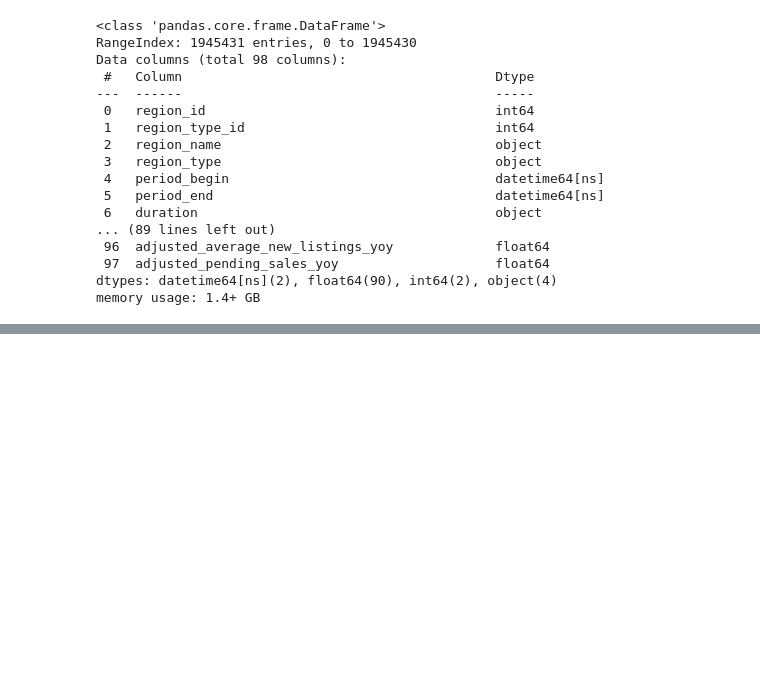
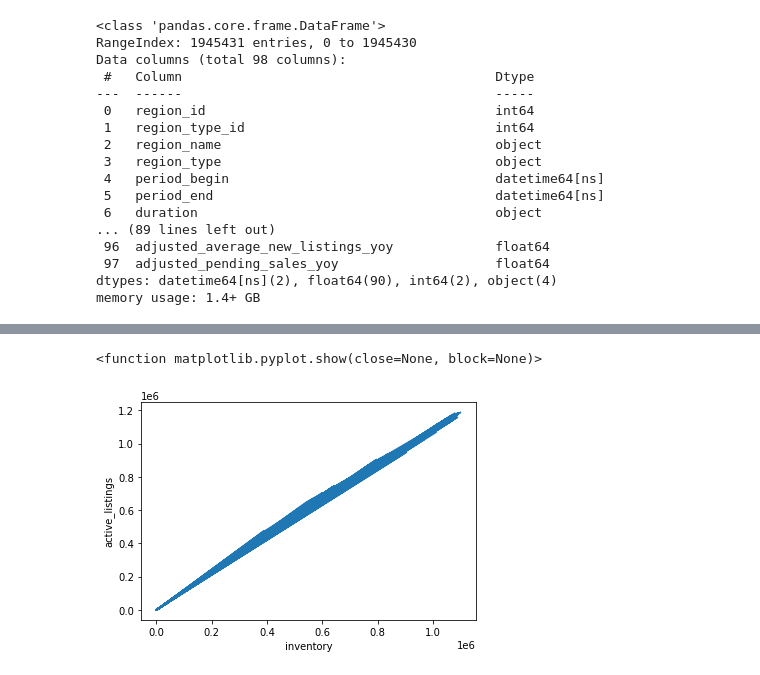
Before and after one commit to rambabu264/Zerodown, a Jupyter notebook: Task3/Zerodown_task3.ipynb, the cells around one changed output, grey strips where cells are left out. Saved outputs shown, nothing was run; the diff lists cells and outputs as text; code cells hidden in the pictures; blank space fills up the shorter version.

```diff
--- a/Task3/Zerodown_task3.ipynb
+++ b/Task3/Zerodown_task3.ipynb
@@ -167,0 +253,11 @@ Name: total_homes_sold, Length: 802, dtype: float64
+# %%
+figure = plt.figure()
+plt.plot(df_1week['inventory'],df_1week['active_listings'])
+#plt.plot(df_sort_year['Year'],df_sort_year['Foreign direct investment, net outflows (% of GDP)'])
+#plt.plot(df_sort_year['Year'],df_sort_year['Inflation, consumer prices (annual %)'])
+plt.xlabel('inventory')
+plt.ylabel('active_listings')
+plt.show
+# %% [output]
+<function matplotlib.pyplot.show(close=None, block=None)>
+[figure, added]
```
Also changed, not shown: parts of 24 cells of this notebook.
